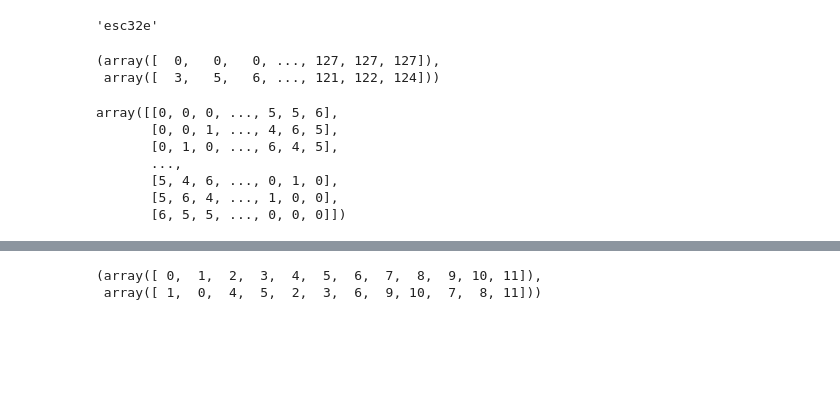
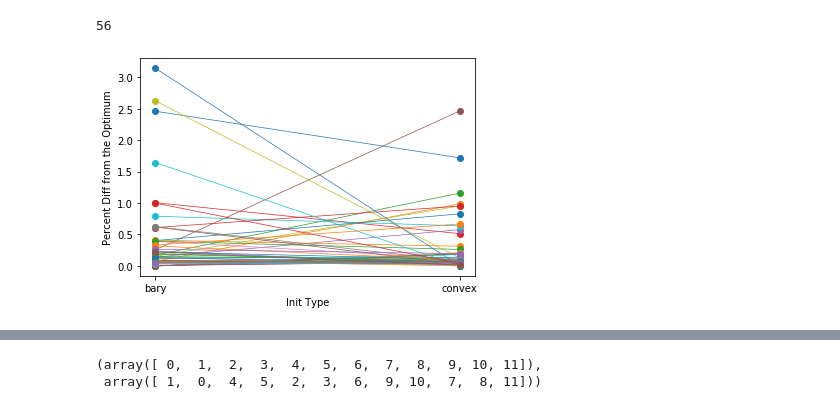
Before and after one commit to asaadeldin11/nbview, a Jupyter notebook: conv_test.ipynb, the cells around one changed output, grey strips where cells are left out. Drawn from its saved outputs; the diff is of its cells as text; code cells hidden in the pictures; blank space fills up the shorter version.

```diff
--- a/conv_test.ipynb
+++ b/conv_test.ipynb
@@ -197,20 +195,10 @@ Text(0, 0.5, 'Percent Diff from the Optimum')
-# %%
-qapprob[32]
-# %% [output]
-'esc32e'
-# %%
-A = datafile['esc128'][1]
-np.nonzero(A)
-# %% [output]
-(array([  0,   0,   0, ..., 127, 127, 127]),
- array([  3,   5,   6, ..., 121, 122, 124]))
-# %%
-A
-# %% [output]
-array([[0, 0, 0, ..., 5, 5, 6],
-       [0, 0, 1, ..., 4, 6, 5],
-       [0, 1, 0, ..., 6, 4, 5],
-       ...,
-       [5, 4, 6, ..., 0, 1, 0],
-       [5, 6, 4, ..., 1, 0, 0],
-       [6, 5, 5, ..., 0, 0, 0]])
+# %%
+mat2 = np.array([mat[x,:] for x in range(121) if (mat[x,:] > 0.05).any()])
+qapprob_restrict = [qapprob[x] for x in range(121) if (mat[x,:] > 0.05).any()]
+plt.plot(['bary','convex'],mat2.T, marker='o', linewidth = 0.7)
+xlabel('Init Type')
+ylabel('Percent Diff from the Optimum')
+len(mat2)
+# %% [output]
+56
+[figure, added]
```
Also changed, not shown: parts of 25 cells of this notebook.
